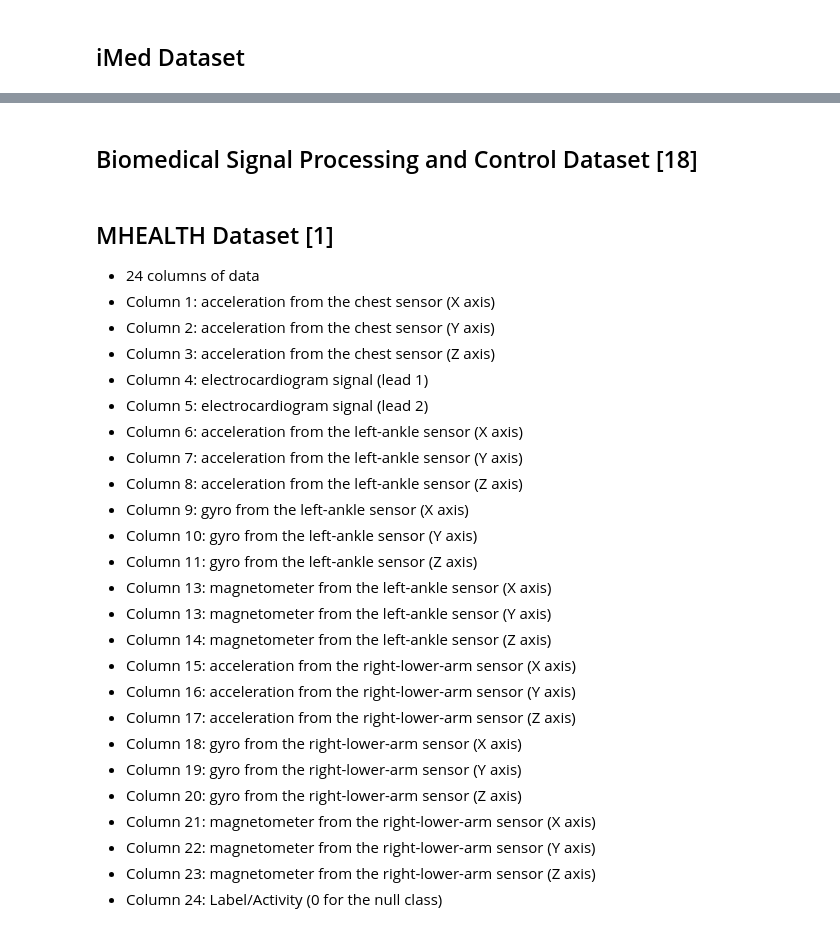
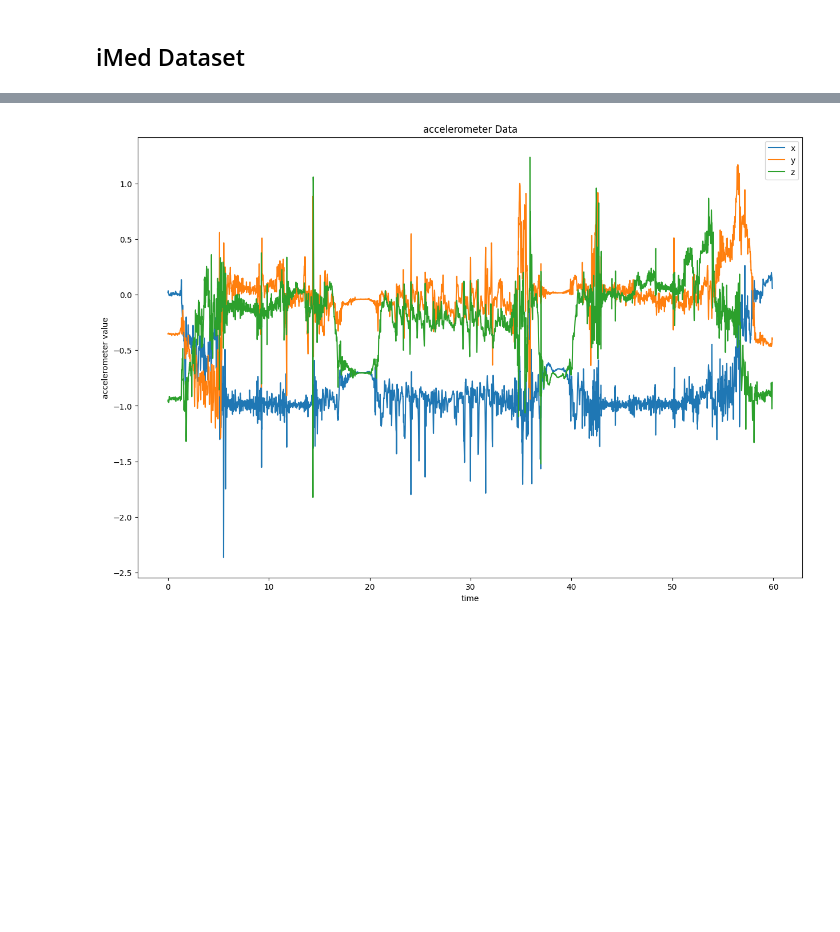
Before and after one commit to johnymeng/imed, a Jupyter notebook: Fall Dectection/iMed.ipynb, the cells around one changed output, grey strips where cells are left out. Drawn from its saved outputs; the diff is of its cells as text; code cells hidden in the pictures; blank space fills up the shorter version.

Commit message:
plotting data distributions for datasets

```diff
--- a/Fall Dectection/iMed.ipynb
+++ b/Fall Dectection/iMed.ipynb
@@ -63,44 +81,17 @@ plt.show()
 # %%
 from matplotlib.pyplot import figure
 
-figure(figsize=(20, 15), dpi=300)
+figure(figsize=(15, 10))
 
 plt.plot(dataset['time'], dataset['x'], label='x')
 plt.plot(dataset['time'], dataset['y'], label='y')
 plt.plot(dataset['time'], dataset['z'], label='z')
 
 plt.xlabel("time")
 plt.ylabel("accelerometer value")
 plt.title("accelerometer Data")
 
 plt.legend()
 plt.show()
+# %% [output]
+[figure, added]
-# %% [markdown]
-## Biomedical Signal Processing and Control Dataset [18]
-# %% [markdown]
-## MHEALTH Dataset [1]
-* 24 columns of data
-* Column 1: acceleration from the chest sensor (X axis)
-* Column 2: acceleration from the chest sensor (Y axis)
-* Column 3: acceleration from the chest sensor (Z axis)
-* Column 4: electrocardiogram signal (lead 1)
-* Column 5: electrocardiogram signal (lead 2)
-* Column 6: acceleration from the left-ankle sensor (X axis)
-* Column 7: acceleration from the left-ankle sensor (Y axis)
-* Column 8: acceleration from the left-ankle sensor (Z axis)
-* Column 9: gyro from the left-ankle sensor (X axis)
-* Column 10: gyro from the left-ankle sensor (Y axis)
-* Column 11: gyro from the left-ankle sensor (Z axis)
-* Column 13: magnetometer from the left-ankle sensor (X axis)
-* Column 13: magnetometer from the left-ankle sensor (Y axis)
-* Column 14: magnetometer from the left-ankle sensor (Z axis)
-* Column 15: acceleration from the right-lower-arm sensor (X axis)
-* Column 16: acceleration from the right-lower-arm sensor (Y axis)
-* Column 17: acceleration from the right-lower-arm sensor (Z axis)
-* Column 18: gyro from the right-lower-arm sensor (X axis)
-* Column 19: gyro from the right-lower-arm sensor (Y axis)
-* Column 20: gyro from the right-lower-arm sensor (Z axis)
-* Column 21: magnetometer from the right-lower-arm sensor (X axis)
-* Column 22: magnetometer from the right-lower-arm sensor (Y axis)
-* Column 23: magnetometer from the right-lower-arm sensor (Z axis)
-* Column 24: Label/Activity (0 for the null class)
```
Also changed, not shown: parts of 15 cells of this notebook, 2 other files.
